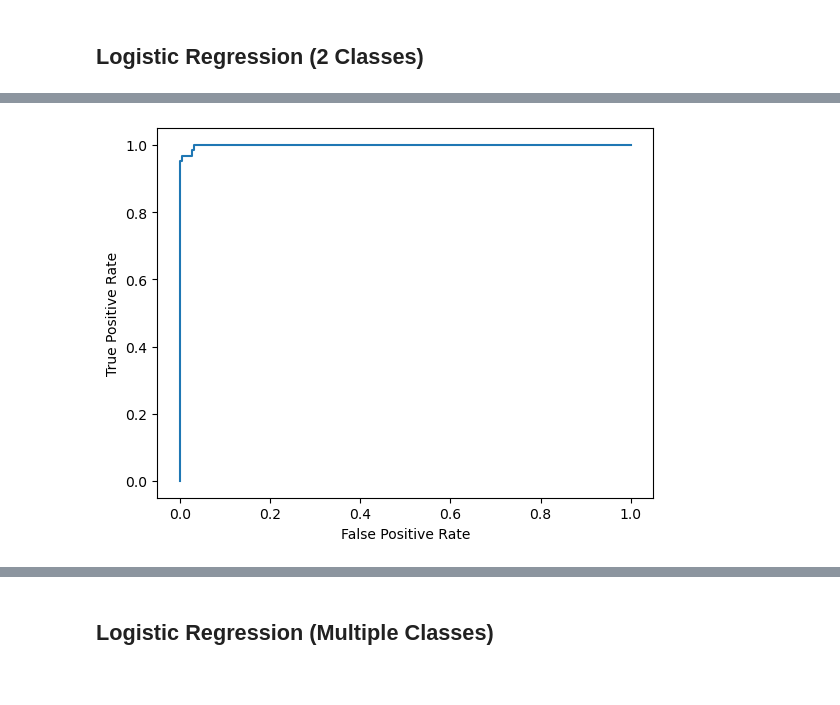
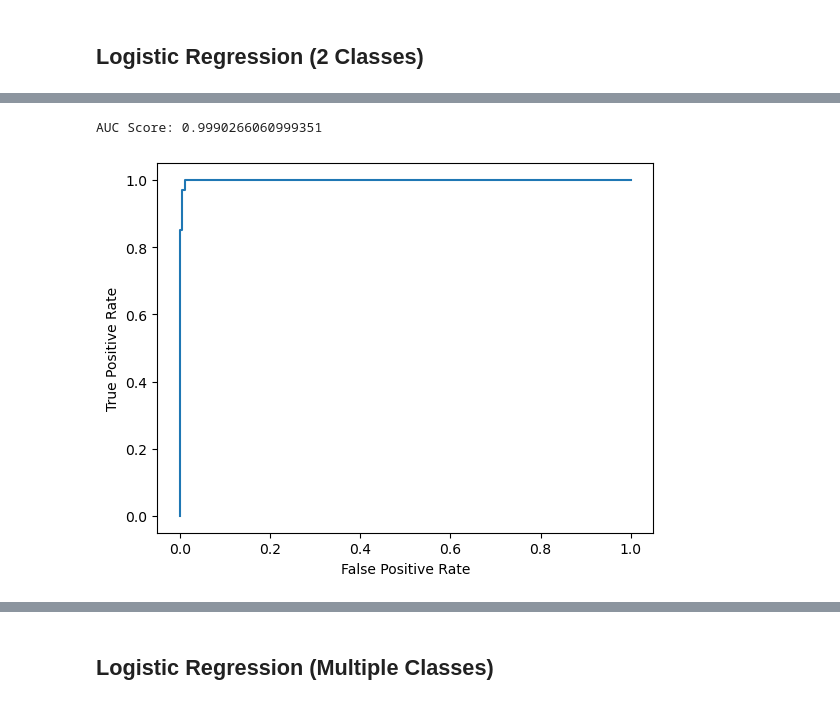
Before and after one commit to atramirez/Flight-Delays-Capstone, a Jupyter notebook: notebooks/r1_models.ipynb, the cells around one changed output, grey strips where cells are left out. Saved outputs shown, nothing was run; the diff lists cells and outputs as text; code cells hidden in the pictures.

Commit message:
add auc score for init run

```diff
--- a/notebooks/r1_models.ipynb
+++ b/notebooks/r1_models.ipynb
@@ -61,12 +61,16 @@ Recall of Model: 0.9672131147540983
 # %%
 fpr, tpr, _ = roc_curve(y_test, y_prob)
+auc = roc_auc_score(y_test, y_prob)
+
+print(f"AUC Score: {auc}")
 
 plt.plot(fpr,tpr)
 plt.ylabel('True Positive Rate')
 plt.xlabel('False Positive Rate')
 plt.show()
 # %% [output]
+AUC Score: 0.9990266060999351
-[figure, old version]
+[figure, new version]
 # %%
 prec, recall, _ = precision_recall_curve(y_test, y_prob)
 
```
Also changed, not shown: parts of 7 cells of this notebook.
